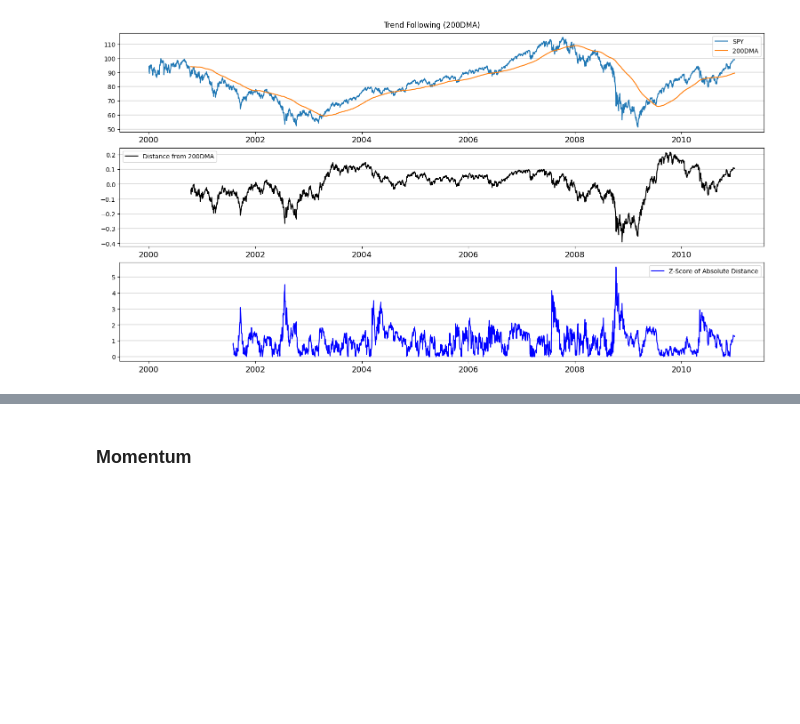
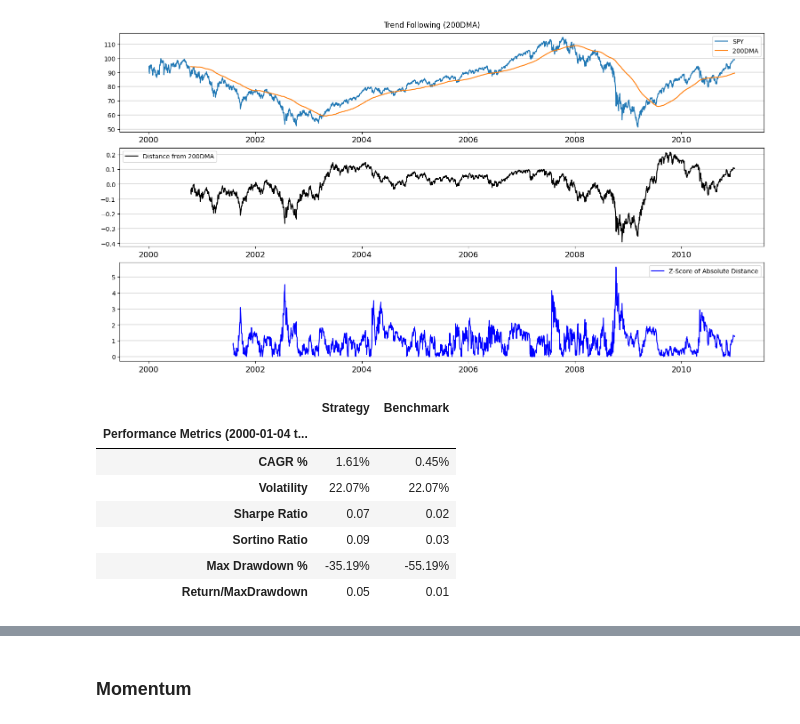
Before and after one commit to ClarenceTee93/Strategies, a Jupyter notebook: strategies.ipynb, the cells around one changed output, grey strips where cells are left out. Cells and saved outputs as stored; diff of their text form; code cells hidden in the pictures; blank space fills up the shorter version.

```diff
--- a/strategies.ipynb
+++ b/strategies.ipynb
@@ -93,0 +97,11 @@ Text(0.5, 0.98, 'Trend Following (200DMA)')
+# %%
+functions.exportPerformanceMetrics(trend_following_strat, trend_following_sig["Adj Close"].pct_change().dropna())
+# %% [output]
+|  | Strategy | Benchmark |
+| Performance Metrics (2000-01-04 t... |  |  |
+| CAGR % | 1.61% | 0.45% |
+| Volatility | 22.07% | 22.07% |
+| Sharpe Ratio | 0.07 | 0.02 |
+| Sortino Ratio | 0.09 | 0.03 |
+| Max Drawdown % | -35.19% | -55.19% |
+| Return/MaxDrawdown | 0.05 | 0.01 |
```
Also changed, not shown: parts of 3 cells of this notebook.
